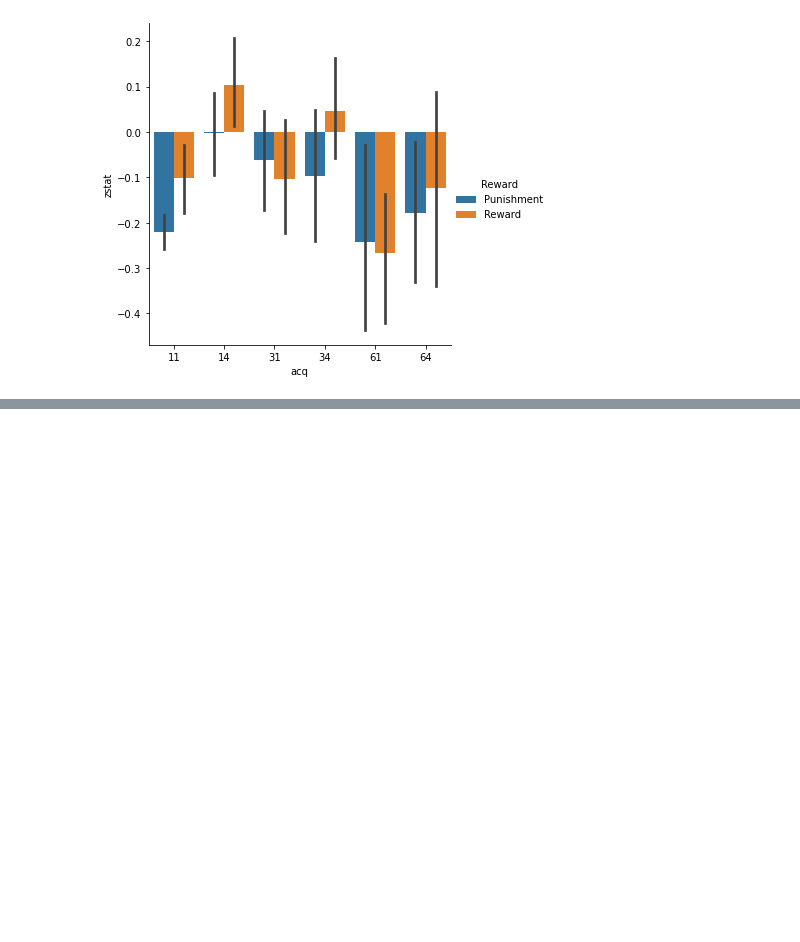
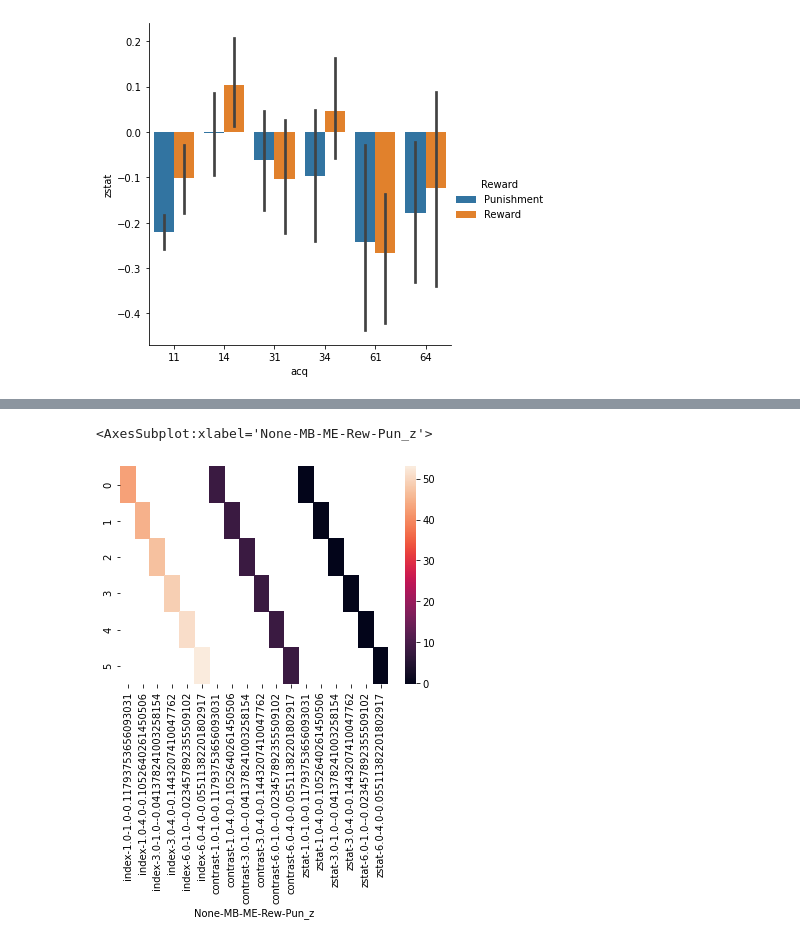
Before and after one commit to DVS-Lab/rf1-sequence-pilot, a Jupyter notebook: code/Compute_TSNR.ipynb, the cells around one changed output, grey strips where cells are left out. Saved outputs shown, nothing was run; the diff lists cells and outputs as text; code cells hidden in the pictures; blank space fills up the shorter version.

```diff
--- a/code/Compute_TSNR.ipynb
+++ b/code/Compute_TSNR.ipynb
@@ -411,0 +397,7 @@ sns.catplot(x='acq',y='zstat',hue='Reward',kind='swarm',data=mean_df,dodge=True,
+# %%
+pivot=rew.groupby(by=['MB','ME']).mean().reset_index()
+pivot=pivot.pivot(columns=['MB','ME','Rew-Pun_z'])
+sns.heatmap(pivot)
+# %% [output]
+<AxesSubplot:xlabel='None-MB-ME-Rew-Pun_z'>
+[figure, added]
```
Also changed, not shown: parts of 3 cells of this notebook, 55 other files.
